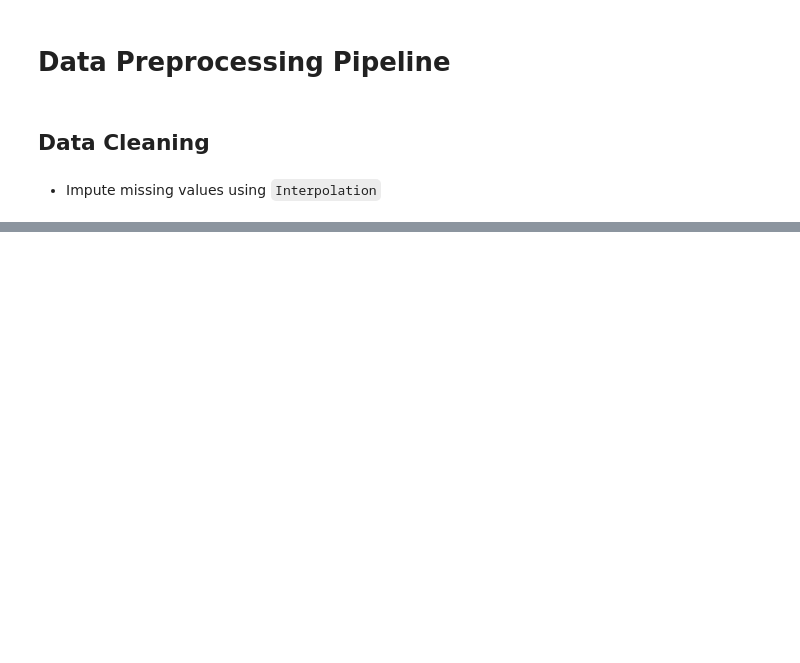
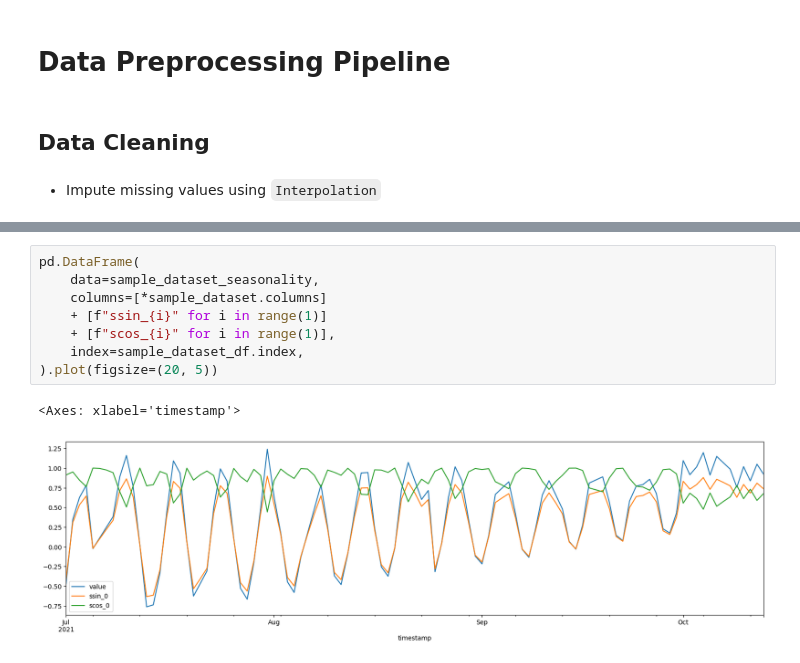
Before and after one commit to MMostafa-Hub/time-series-forecaster, a Jupyter notebook: notebooks/preprocessing.ipynb, the cells around one changed output, grey strips where cells are left out. Drawn from its saved outputs; the diff is of its cells as text; blank space fills up the shorter version.

```diff
--- a/notebooks/preprocessing.ipynb
+++ b/notebooks/preprocessing.ipynb
@@ -131,0 +211,11 @@ plt.show()
+# %%
+pd.DataFrame(
+    data=sample_dataset_seasonality,
+    columns=[*sample_dataset.columns]
+    + [f"ssin_{i}" for i in range(1)]
+    + [f"scos_{i}" for i in range(1)],
+    index=sample_dataset_df.index,
+).plot(figsize=(20, 5))
+# %% [output]
+<Axes: xlabel='timestamp'>
+[figure, added]
```
Also changed, not shown: parts of 17 cells of this notebook.
